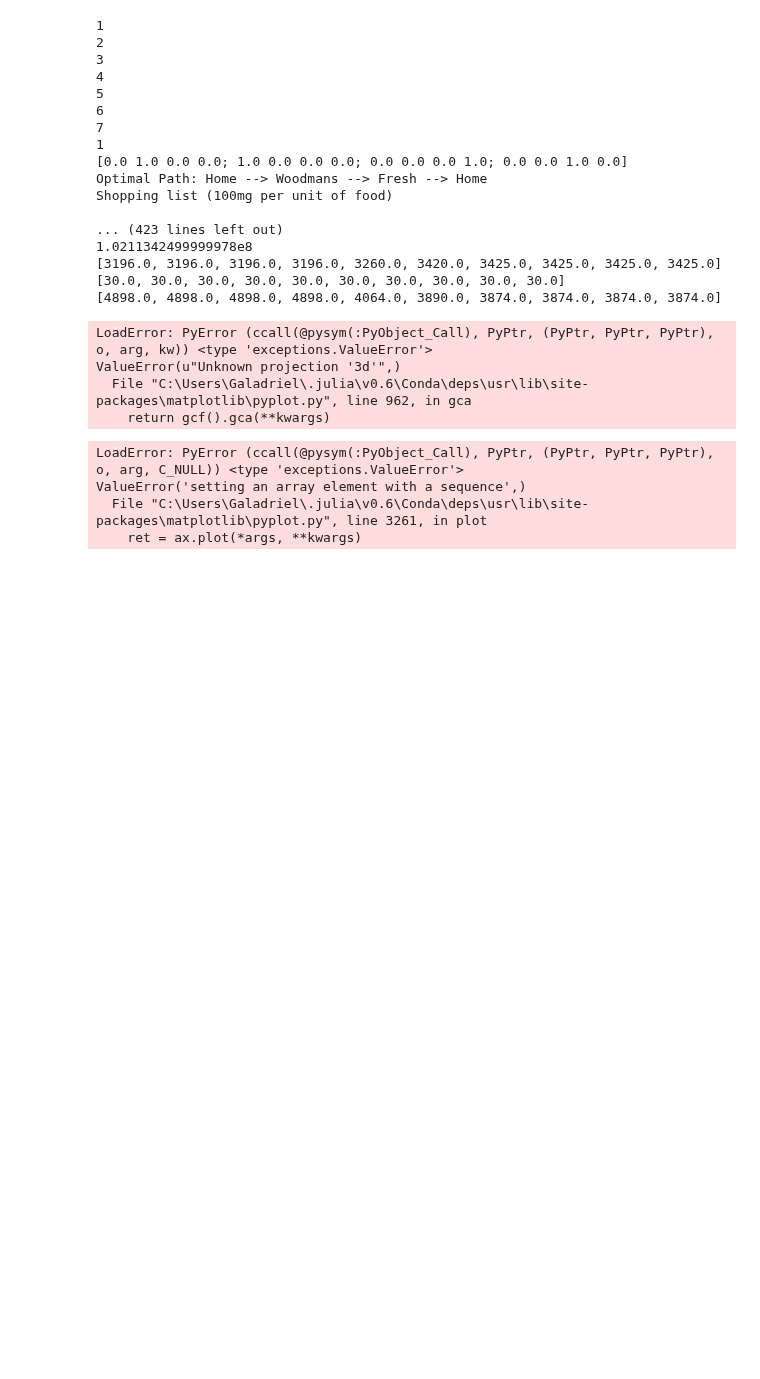
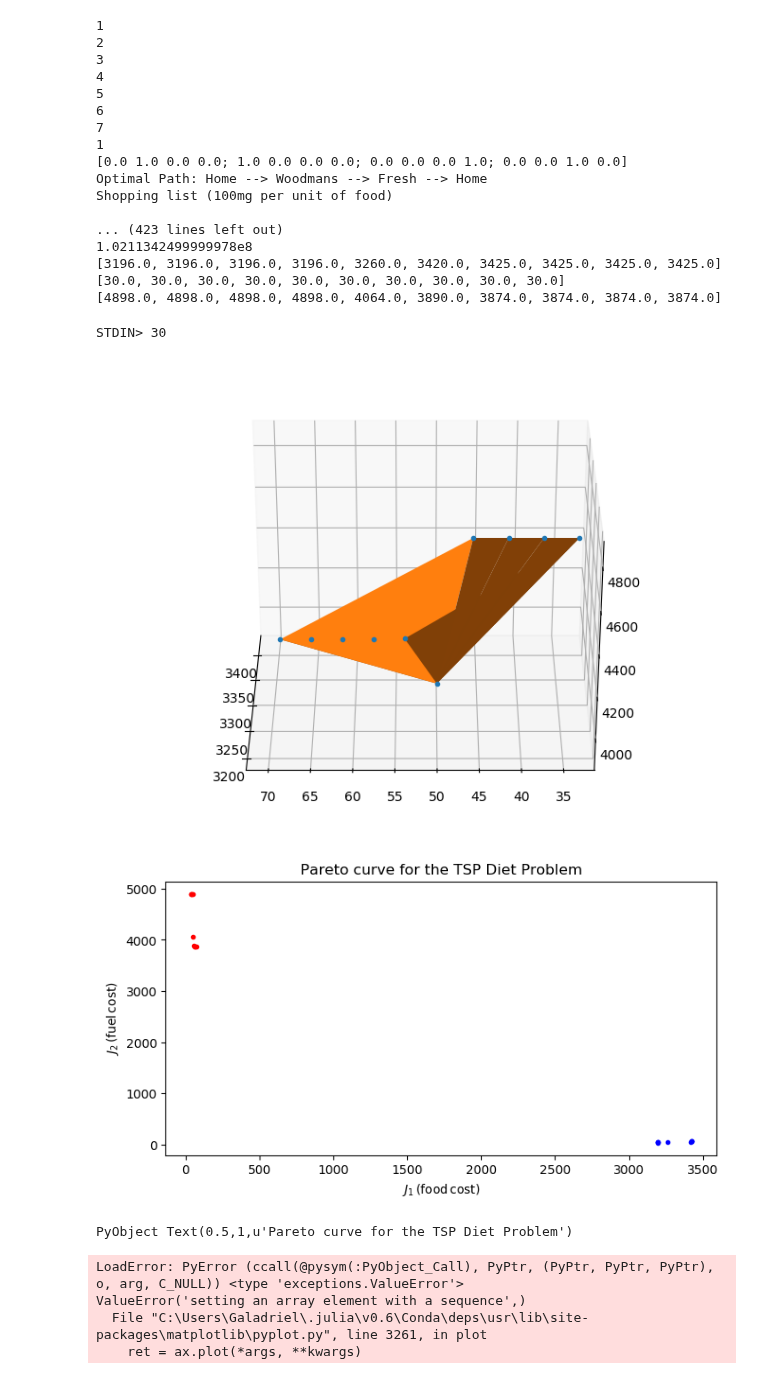
Before and after one commit to harish-veeramani/optimization-final-project, a Jupyter notebook: AnnieNotebook.ipynb, the cells around one changed output. Cells and saved outputs as stored; diff of their text form; code cells hidden in the pictures; blank space fills up the shorter version.

```diff
--- a/AnnieNotebook.ipynb
+++ b/AnnieNotebook.ipynb
@@ -333,38 +327,38 @@ Shopping list (100mg per unit of food)
 using PyPlot
 finalJ = []
 for i in 1:Npts
     append!(finalJ,(J1[i],J2[i],J3[i]))
 end
 for i in 1:Npts
     J2[i]+=i
 end
 #surf(rand(30,40))
 #println(typeof(rand(30,40)))
 #println(typeof((J1,J2,J3)))
 #view_init(elev=None, azim=None)
 fig = figure()
-ax = gca(projection="3d")
+ax = Axes3D(fig)
 
 theAngle = chomp(readline())
 theActualAngle = parse(Float64,theAngle)
 plot3D(J1,J2,J3, ".")
 ax[:view_init](theActualAngle, 180)
 
 surf(J1,J2,J3);
 figure()
 #print(2)
 figure(figsize=(8,4))
 plot( J1, J2, "b." )
 plot(J2,J3, "r.")
 xlabel(L"J_1\, (\sf food\, cost)")
 ylabel(L"J_2\, (\sf fuel\, cost)");
 title("Pareto curve for the TSP Diet Problem")
 #grid()
 # %% [output]
-LoadError: PyError (ccall(@pysym(:PyObject_Call), PyPtr, (PyPtr, PyPtr, PyPtr), o, arg, kw)) <type 'exceptions.ValueError'>
-ValueError(u"Unknown projection '3d'",)
-  File "C:\Users\Galadriel\.julia\v0.6\Conda\deps\usr\lib\site-packages\matplotlib\pyplot.py", line 962, in gca
-    return gcf().gca(**kwargs)
+STDIN> 30
+[figure, added]
+[figure, added]
+PyObject Text(0.5,1,u'Pareto curve for the TSP Diet Problem')
 # %%
 using Plotly
 #Plotly.set_credentials_file({"username"=>"KilimAnnejaro","api_key"=>"Zly3AfhpNnBGLayk1REW"})
```
Also changed, not shown: parts of 3 cells of this notebook, 1 other file.
